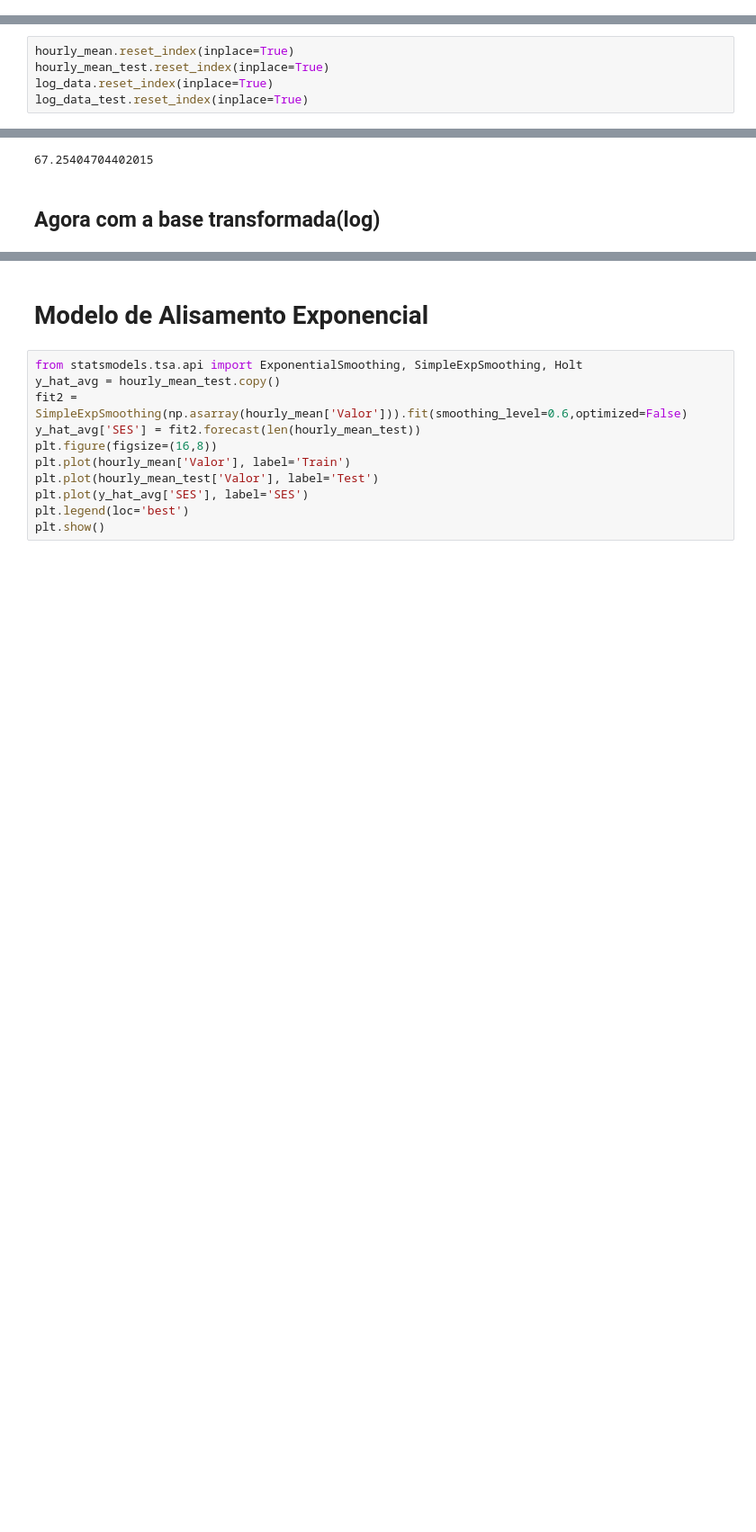
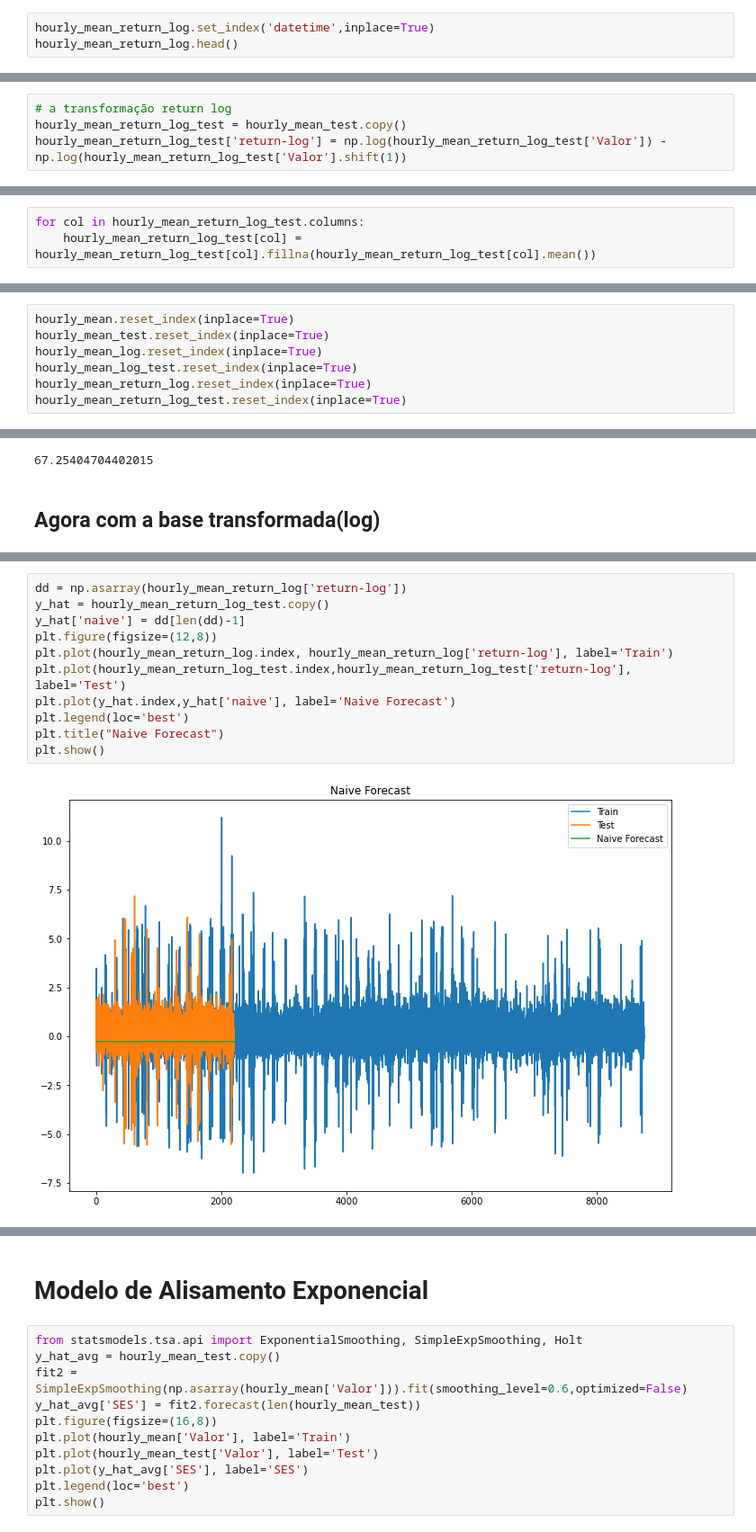
Before and after one commit to marcosvilela/modelagem-analitica-20.3, a Jupyter notebook: source/Fernando/Fernando-Parte2.ipynb, the cells around one changed output, grey strips where cells are left out. Shown: that part at 90% size. Saved outputs shown, nothing was run; the diff lists cells and outputs as text; blank space fills up the shorter version.

```diff
--- a/source/Fernando/Fernando-Parte2.ipynb
+++ b/source/Fernando/Fernando-Parte2.ipynb
@@ -70,3 +80,6 @@ log_data.head()
 | 2015-03-02 02:00:00 | 3.646676 |
 | 2015-03-02 03:00:00 | 3.281513 |
 | 2015-03-02 04:00:00 | 2.845026 |
+# %%
+hourly_mean_return_log.set_index('datetime',inplace=True)
+hourly_mean_return_log.head()
@@ -143,0 +170,4 @@ log_data_test = np.log(hourly_mean_test['Valor']).to_frame()
+# %%
+# a transformação return log
+hourly_mean_return_log_test = hourly_mean_test.copy()
+hourly_mean_return_log_test['return-log'] = np.log(hourly_mean_return_log_test['Valor']) - np.log(hourly_mean_return_log_test['Valor'].shift(1))
@@ -143,0 +180,3 @@ log_data_test = np.log(hourly_mean_test['Valor']).to_frame()
+# %%
+for col in hourly_mean_return_log_test.columns:
+    hourly_mean_return_log_test[col] = hourly_mean_return_log_test[col].fillna(hourly_mean_return_log_test[col].mean())
@@ -156,8 +201,10 @@ hourly_mean.head()
 # %%
 hourly_mean.reset_index(inplace=True)
 hourly_mean_test.reset_index(inplace=True)
-log_data.reset_index(inplace=True)
-log_data_test.reset_index(inplace=True)
+hourly_mean_log.reset_index(inplace=True)
+hourly_mean_log_test.reset_index(inplace=True)
+hourly_mean_return_log.reset_index(inplace=True)
+hourly_mean_return_log_test.reset_index(inplace=True)
 # %%
 hourly_mean.head()
 # %% [output]
@@ -242,0 +310,13 @@ print(rms)
+# %%
+dd = np.asarray(hourly_mean_return_log['return-log'])
+y_hat = hourly_mean_return_log_test.copy()
+y_hat['naive'] = dd[len(dd)-1]
+plt.figure(figsize=(12,8))
+plt.plot(hourly_mean_return_log.index, hourly_mean_return_log['return-log'], label='Train')
+plt.plot(hourly_mean_return_log_test.index,hourly_mean_return_log_test['return-log'], label='Test')
+plt.plot(y_hat.index,y_hat['naive'], label='Naive Forecast')
+plt.legend(loc='best')
+plt.title("Naive Forecast")
+plt.show()
+# %% [output]
+[figure, added]
```
Also changed, not shown: parts of 30 cells of this notebook, 4 other files.
